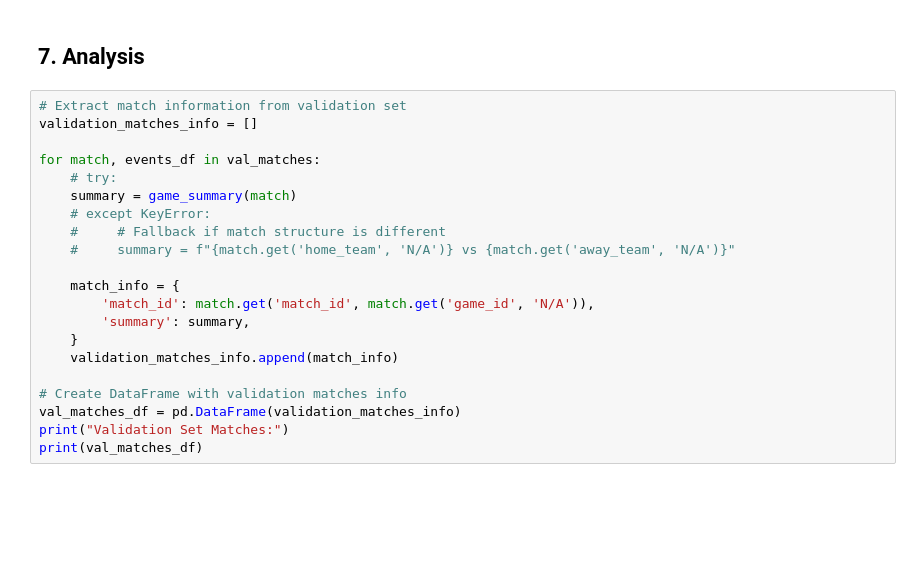
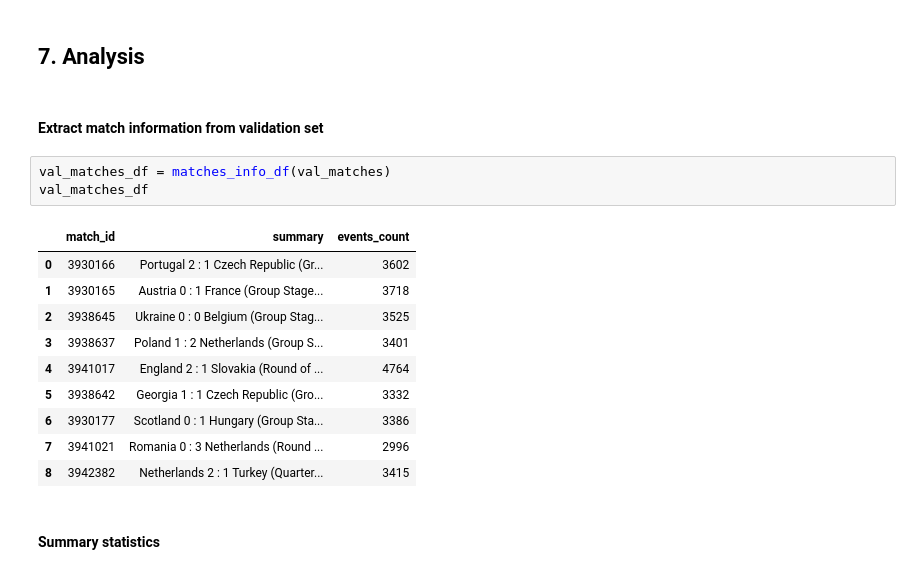
Before and after one commit to tmorcinek/statsbomb-scout, a Jupyter notebook: pipeline.ipynb, the cells around one changed output. Saved outputs shown, nothing was run; the diff lists cells and outputs as text; blank space fills up the shorter version.

```diff
--- a/pipeline.ipynb
+++ b/pipeline.ipynb
@@ -189,24 +201,21 @@ print(f"Best model saved as: models/{config.MODEL_TYPE}/best_model.keras")
 # %% [markdown]
 ## 7. Analysis
-# %%
-# Extract match information from validation set
-validation_matches_info = []
-
-for match, events_df in val_matches:
-    # try:
-    summary = game_summary(match)
-    # except KeyError:
-    #     # Fallback if match structure is different
-    #     summary = f"{match.get('home_team', 'N/A')} vs {match.get('away_team', 'N/A')}"
-
-    match_info = {
-        'match_id': match.get('match_id', match.get('game_id', 'N/A')),
-        'summary': summary,
-    }
-    validation_matches_info.append(match_info)
-
-# Create DataFrame with validation matches info
-val_matches_df = pd.DataFrame(validation_matches_info)
-print("Validation Set Matches:")
-print(val_matches_df)
+# %% [markdown]
+#### Extract match information from validation set
+# %%
+val_matches_df = matches_info_df(val_matches)
+val_matches_df
+# %% [output]
+|  | match_id | summary | events_count |
+| 0 | 3930166 | Portugal 2 : 1 Czech Republic (Gr... | 3602 |
+| 1 | 3930165 | Austria 0 : 1 France (Group Stage... | 3718 |
+| 2 | 3938645 | Ukraine 0 : 0 Belgium (Group Stag... | 3525 |
+| 3 | 3938637 | Poland 1 : 2 Netherlands (Group S... | 3401 |
+| 4 | 3941017 | England 2 : 1 Slovakia (Round of ... | 4764 |
+| 5 | 3938642 | Georgia 1 : 1 Czech Republic (Gro... | 3332 |
+| 6 | 3930177 | Scotland 0 : 1 Hungary (Group Sta... | 3386 |
+| 7 | 3941021 | Romania 0 : 3 Netherlands (Round ... | 2996 |
+| 8 | 3942382 | Netherlands 2 : 1 Turkey (Quarter... | 3415 |
+# %% [markdown]
+#### Summary statistics
 # %%
```
Also changed, not shown: parts of 16 cells of this notebook, 2 other files.
